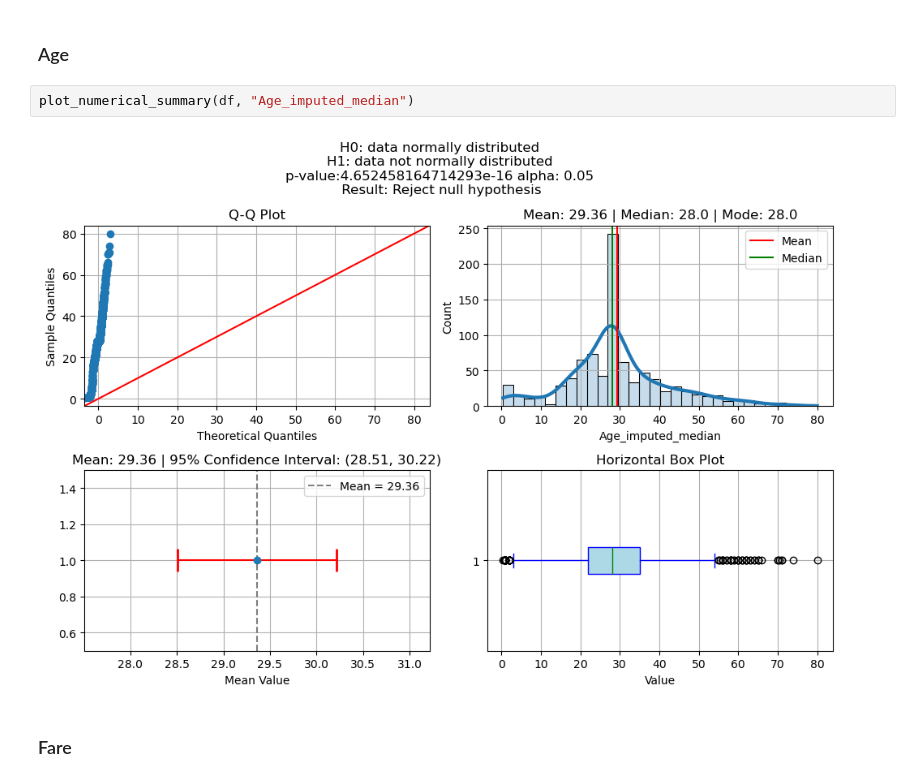
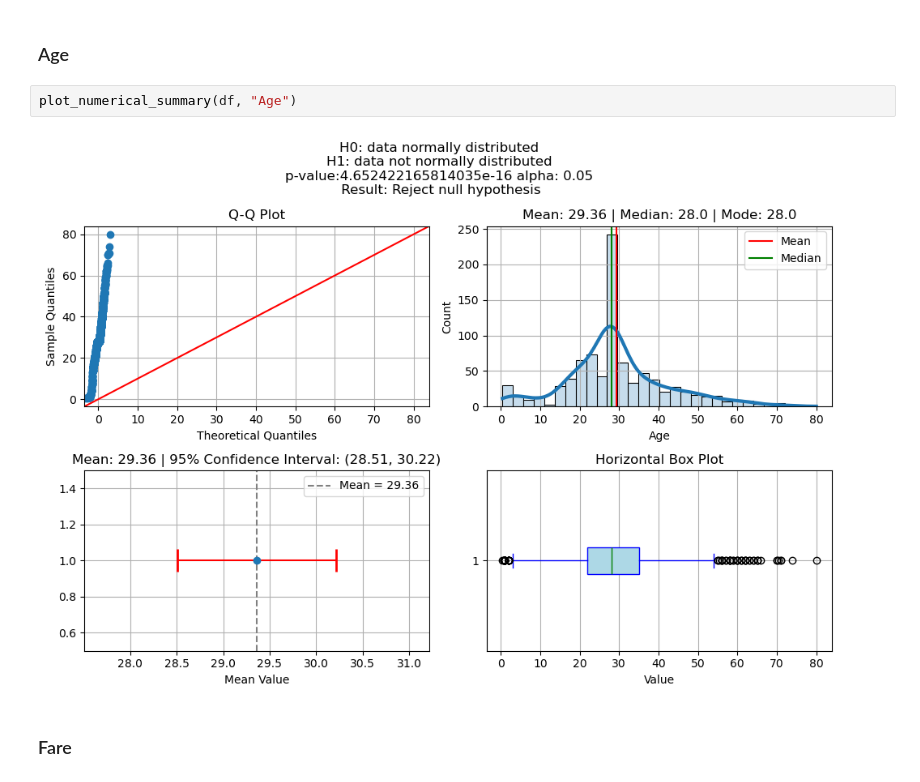
Before and after one commit to Rahul-404/Titanic_Problem_Kaggel, a Jupyter notebook: 2_Exploratory_Data_Analysis.ipynb, the cells around one changed output. Drawn from its saved outputs; the diff is of its cells as text.

```diff
--- a/2_Exploratory_Data_Analysis.ipynb
+++ b/2_Exploratory_Data_Analysis.ipynb
@@ -246,9 +251,9 @@ NUM_FEATURES
 # %% [markdown]
 ### Age
 # %%
-plot_numerical_summary(df, "Age_imputed_median")
+plot_numerical_summary(df, "Age")
 # %% [output]
-[figure, old version]
+[figure, new version]
 # %% [markdown]
 ### Fare
 # %%
```
Also changed, not shown: parts of 20 cells of this notebook.
